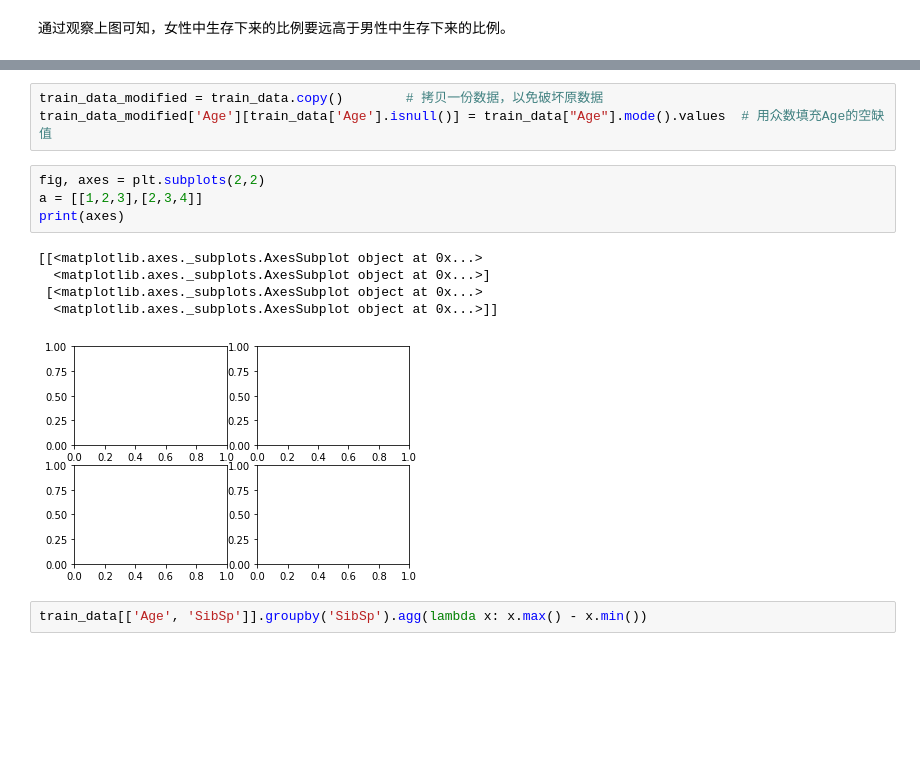
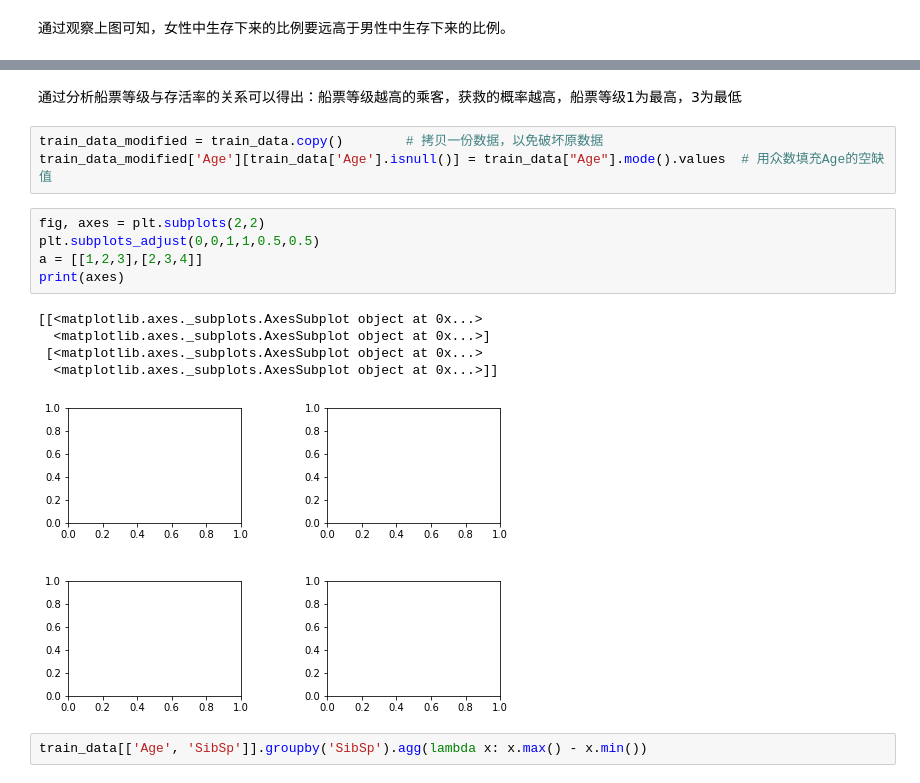
Before and after one commit to 1124418652/kaggle, a Jupyter notebook: titanic/titanic.ipynb, the cells around one changed output, grey strips where cells are left out. Cells and saved outputs as stored; diff of their text form; blank space fills up the shorter version.

```diff
--- a/titanic/titanic.ipynb
+++ b/titanic/titanic.ipynb
@@ -105,16 +104,19 @@ Name: Sex, Length: 342, dtype: object
+# %% [markdown]
+通过分析船票等级与存活率的关系可以得出：船票等级越高的乘客，获救的概率越高，船票等级1为最高，3为最低
 # %%
 train_data_modified = train_data.copy()        # 拷贝一份数据，以免破坏原数据
 train_data_modified['Age'][train_data['Age'].isnull()] = train_data["Age"].mode().values  # 用众数填充Age的空缺值
 # %%
 fig, axes = plt.subplots(2,2)
+plt.subplots_adjust(0,0,1,1,0.5,0.5)
 a = [[1,2,3],[2,3,4]]
 print(axes)
 # %% [output]
 [[<matplotlib.axes._subplots.AxesSubplot object at 0x...>
   <matplotlib.axes._subplots.AxesSubplot object at 0x...>]
  [<matplotlib.axes._subplots.AxesSubplot object at 0x...>
   <matplotlib.axes._subplots.AxesSubplot object at 0x...>]]
-[figure, old version]
+[figure, new version]
 # %%
 train_data[['Age', 'SibSp']].groupby('SibSp').agg(lambda x: x.max() - x.min())
 # %% [output]
```
Also changed, not shown: parts of 2 cells of this notebook.
